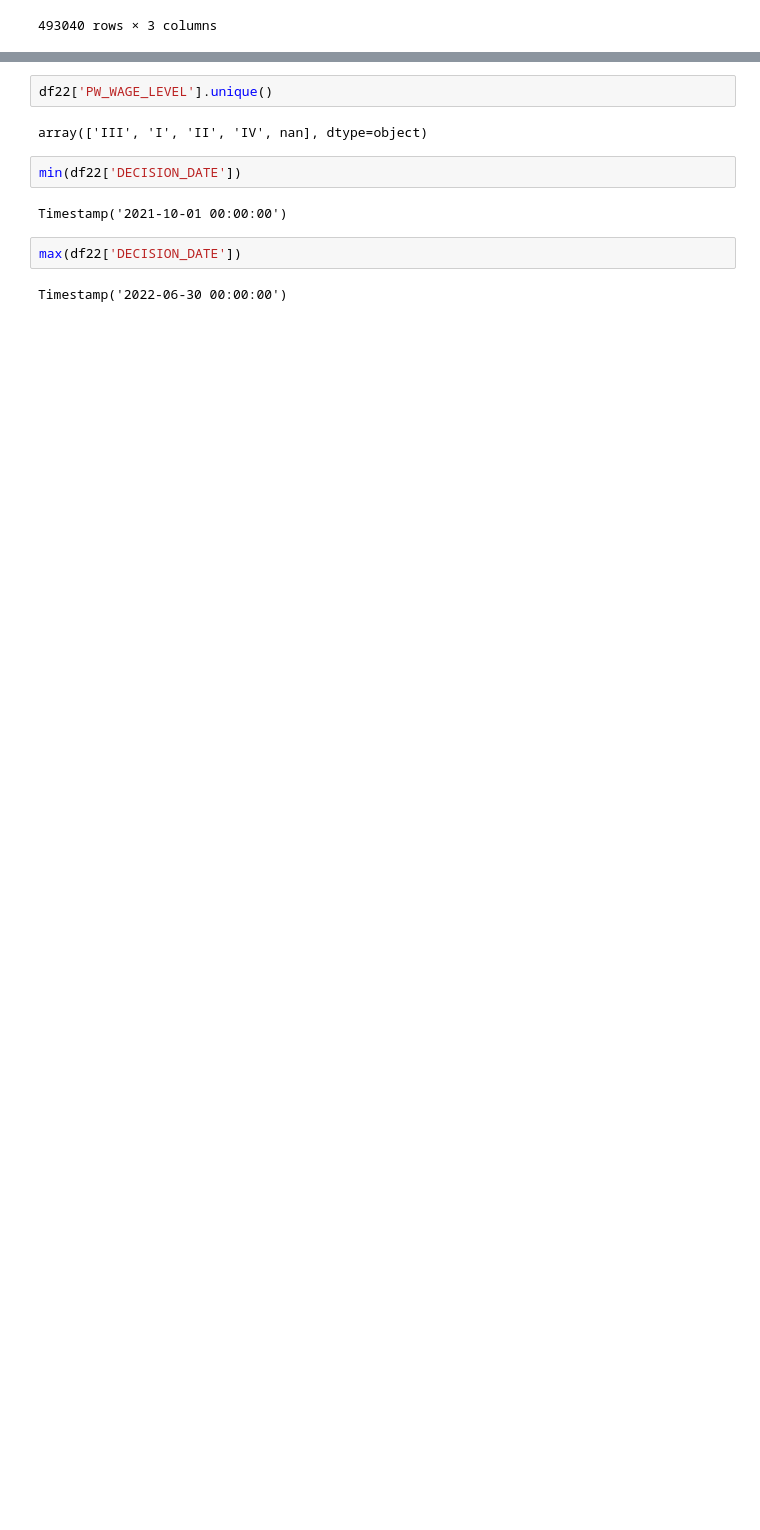
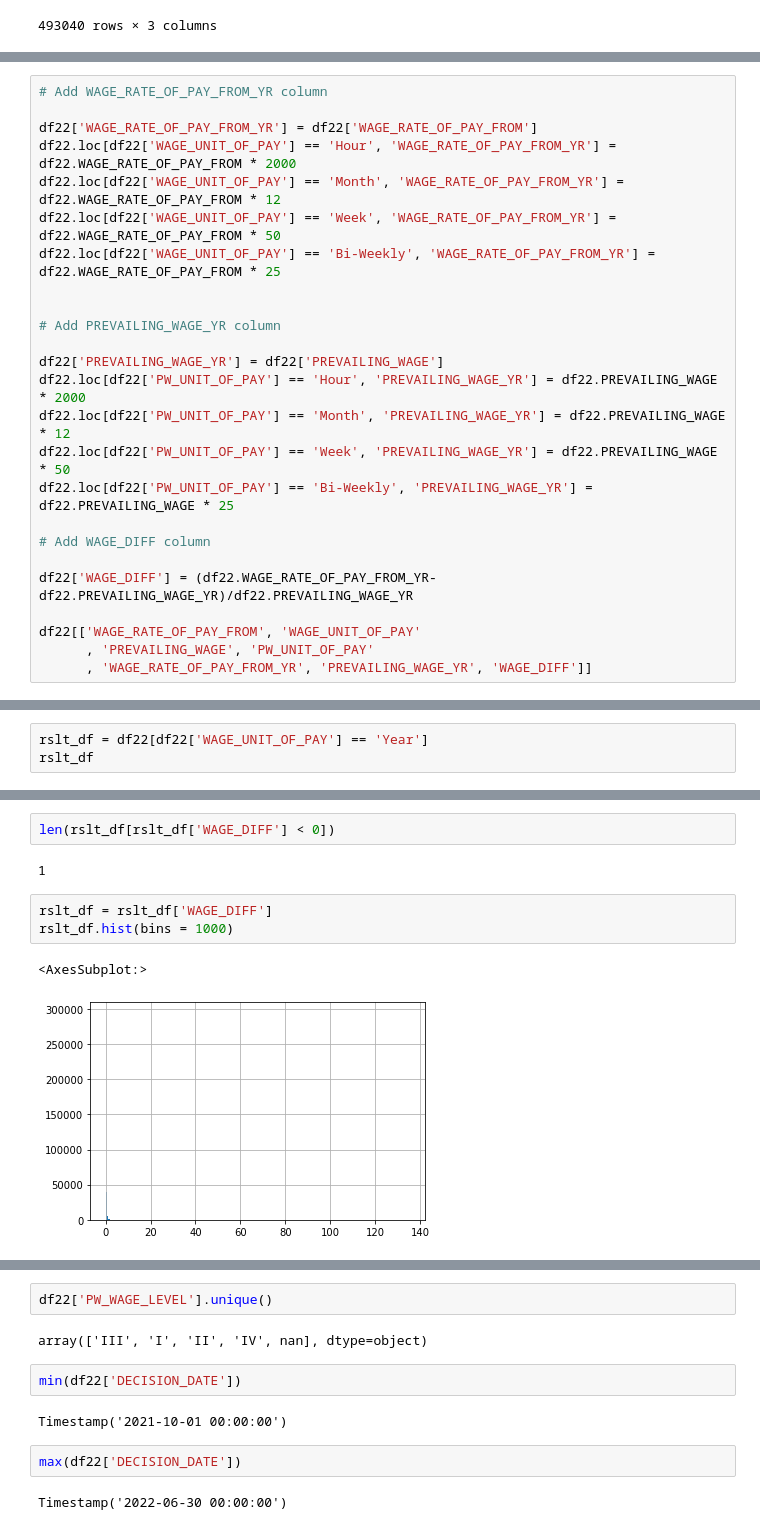
Before and after one commit to JohnBroberg/H1B_LCA, a Jupyter notebook: H1B_LCA.ipynb, the cells around one changed output, grey strips where cells are left out. Cells and saved outputs as stored; diff of their text form; blank space fills up the shorter version.

```diff
--- a/H1B_LCA.ipynb
+++ b/H1B_LCA.ipynb
@@ -74,0 +95,25 @@ df22[['EMPLOYER_NAME','SECONDARY_ENTITY_BUSINESS_NAME','WORKSITE_EMPLOYER']]
+# %%
+# Add WAGE_RATE_OF_PAY_FROM_YR column
+
+df22['WAGE_RATE_OF_PAY_FROM_YR'] = df22['WAGE_RATE_OF_PAY_FROM']
+df22.loc[df22['WAGE_UNIT_OF_PAY'] == 'Hour', 'WAGE_RATE_OF_PAY_FROM_YR'] = df22.WAGE_RATE_OF_PAY_FROM * 2000
+df22.loc[df22['WAGE_UNIT_OF_PAY'] == 'Month', 'WAGE_RATE_OF_PAY_FROM_YR'] = df22.WAGE_RATE_OF_PAY_FROM * 12
+df22.loc[df22['WAGE_UNIT_OF_PAY'] == 'Week', 'WAGE_RATE_OF_PAY_FROM_YR'] = df22.WAGE_RATE_OF_PAY_FROM * 50
+df22.loc[df22['WAGE_UNIT_OF_PAY'] == 'Bi-Weekly', 'WAGE_RATE_OF_PAY_FROM_YR'] = df22.WAGE_RATE_OF_PAY_FROM * 25
+
+
+# Add PREVAILING_WAGE_YR column
+
+df22['PREVAILING_WAGE_YR'] = df22['PREVAILING_WAGE']
+df22.loc[df22['PW_UNIT_OF_PAY'] == 'Hour', 'PREVAILING_WAGE_YR'] = df22.PREVAILING_WAGE * 2000
+df22.loc[df22['PW_UNIT_OF_PAY'] == 'Month', 'PREVAILING_WAGE_YR'] = df22.PREVAILING_WAGE * 12
+df22.loc[df22['PW_UNIT_OF_PAY'] == 'Week', 'PREVAILING_WAGE_YR'] = df22.PREVAILING_WAGE * 50
+df22.loc[df22['PW_UNIT_OF_PAY'] == 'Bi-Weekly', 'PREVAILING_WAGE_YR'] = df22.PREVAILING_WAGE * 25
+
+# Add WAGE_DIFF column
+
+df22['WAGE_DIFF'] = (df22.WAGE_RATE_OF_PAY_FROM_YR- df22.PREVAILING_WAGE_YR)/df22.PREVAILING_WAGE_YR
+
+df22[['WAGE_RATE_OF_PAY_FROM', 'WAGE_UNIT_OF_PAY'
+      , 'PREVAILING_WAGE', 'PW_UNIT_OF_PAY'
+      , 'WAGE_RATE_OF_PAY_FROM_YR', 'PREVAILING_WAGE_YR', 'WAGE_DIFF']]
@@ -74,0 +146,3 @@ df22[['EMPLOYER_NAME','SECONDARY_ENTITY_BUSINESS_NAME','WORKSITE_EMPLOYER']]
+# %%
+rslt_df = df22[df22['WAGE_UNIT_OF_PAY'] == 'Year']
+rslt_df
@@ -75,3 +163,13 @@ df22[['EMPLOYER_NAME','SECONDARY_ENTITY_BUSINESS_NAME','WORKSITE_EMPLOYER']]
+# %%
+len(rslt_df[rslt_df['WAGE_DIFF'] < 0])
+# %% [output]
+1
+# %%
+rslt_df = rslt_df['WAGE_DIFF']
+rslt_df.hist(bins = 1000)
+# %% [output]
+<AxesSubplot:>
+[figure, added]
 # %%
 df22.info()
 # %% [output]
```
Also changed, not shown: parts of 17 cells of this notebook, 2 other files.
